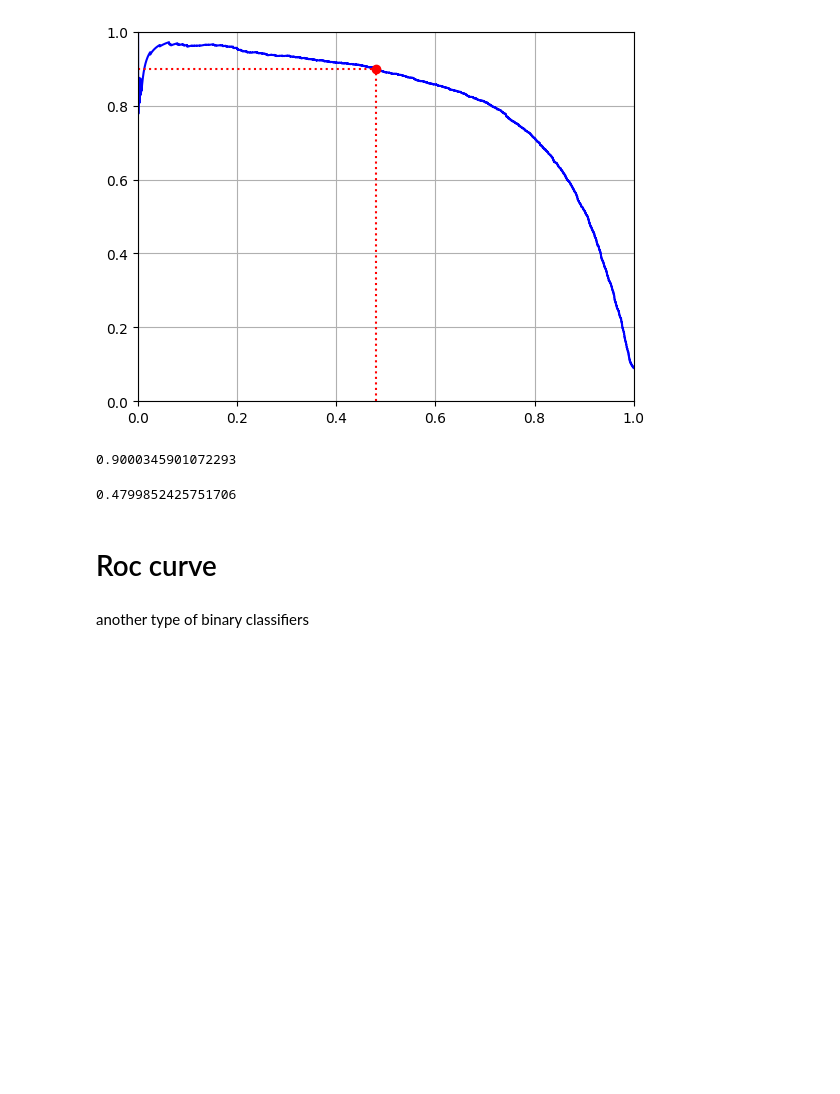
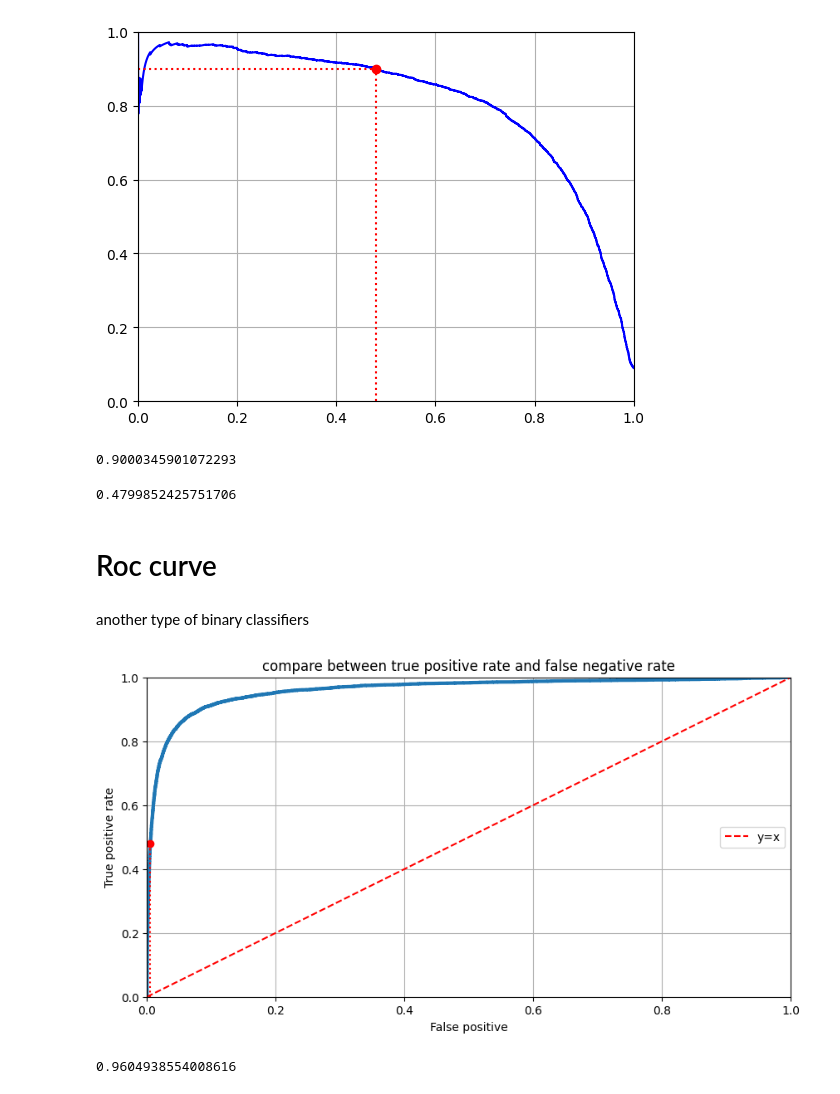
Before and after one commit to Abhisingh980/hands-on-machine-learning-second-edition, a Jupyter notebook: deepnote/Abhinesh_kumar’s_recommendations_system/chapter 3-clasification.ipynb, the cells around one changed output. Cells and saved outputs as stored; diff of their text form; code cells hidden in the pictures; blank space fills up the shorter version.

```diff
--- a/deepnote/Abhinesh_kumar’s_recommendations_system/chapter 3-clasification.ipynb
+++ b/deepnote/Abhinesh_kumar’s_recommendations_system/chapter 3-clasification.ipynb
@@ -170,3 +170,30 @@ recall_score(y_train_5,y_train_pred_90)
 # Roc curve
 # %% [markdown]
 another type of binary classifiers
+# %%
+from sklearn.metrics import roc_curve
+fpr,tpr,thresholds = roc_curve(y_train_5,y_score)
+# %%
+def plot_roc_cuve(fpr,tpr,label=None):
+    plt.figure(figsize=(10,5))
+    plt.plot(fpr,tpr,linewidth=3,label=label)
+    plt.axis([0,1,0,1])
+    plt.plot([0,1],[0,1],'r--' , label='y=x')
+    plt.xlabel('False positive')
+    plt.ylabel('True positive rate')
+    plt.title('compare between true positive rate and false negative rate')
+plot_roc_cuve(fpr,tpr)
+plt.legend(loc='center right')
+plt.grid()
+fpr_90 = fpr[np.argmax(tpr>recall_90_per)]
+plt.plot([fpr_90, fpr_90], [0., recall_90_per], "r:")   # Not shown
+plt.plot([0.0, fpr_90], [recall_90_per, recall_90_per], "r:")  # Not shown
+plt.plot([fpr_90], [recall_90_per], "ro")
+plt.show()
+# %% [output]
+[figure, added]
+# %%
+from sklearn.metrics import roc_auc_score
+roc_auc_score(y_train_5,y_score)
+# %% [output]
+0.9604938554008616
```
Also changed, not shown: parts of 7 cells of this notebook.
